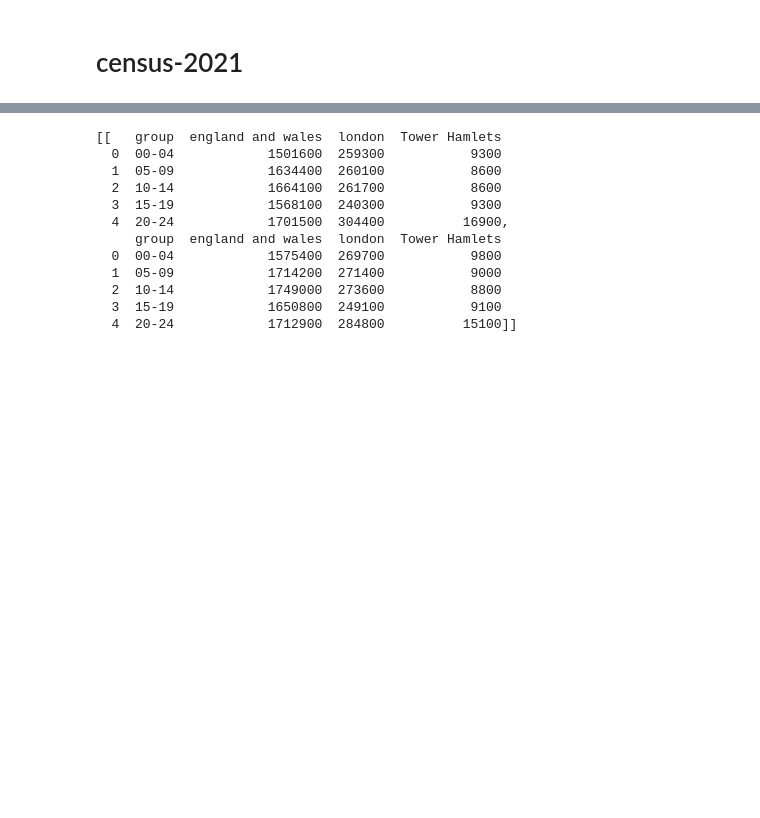
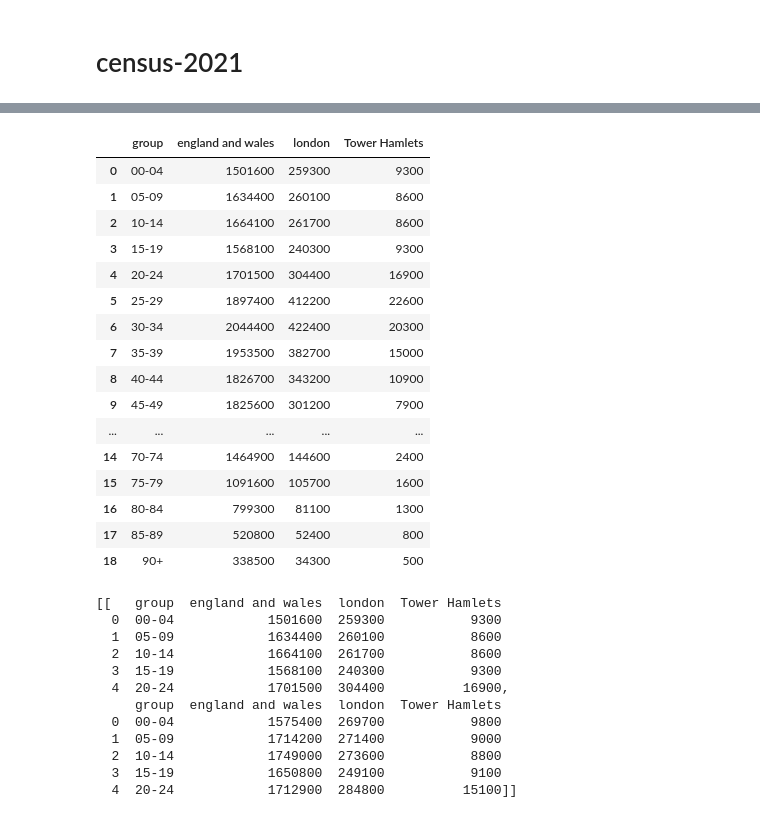
Before and after one commit to st-augustine/census-data, a Jupyter notebook: notebooks/1.0-uk-census-2021-eda.ipynb, the cells around one changed output, grey strips where cells are left out. Saved outputs shown, nothing was run; the diff lists cells and outputs as text; code cells hidden in the pictures; blank space fills up the shorter version.

```diff
--- a/notebooks/1.0-uk-census-2021-eda.ipynb
+++ b/notebooks/1.0-uk-census-2021-eda.ipynb
@@ -62,6 +57,26 @@ def reshape_gender_data(df):
 # %%
 P03_females = reshape_gender_data(P03[P03['Area name'].isin(['Tower Hamlets', 'England', 'London'])].filter(regex=r"Females.*"))
 P03_males = reshape_gender_data(P03[P03['Area name'].isin(['Tower Hamlets', 'England', 'London'])].filter(regex=r"Males.*"))
+# %%
+P03_females
+# %% [output]
+|  | group | england and wales | london | Tower Hamlets |
+| 0 | 00-04 | 1501600 | 259300 | 9300 |
+| 1 | 05-09 | 1634400 | 260100 | 8600 |
+| 2 | 10-14 | 1664100 | 261700 | 8600 |
+| 3 | 15-19 | 1568100 | 240300 | 9300 |
+| 4 | 20-24 | 1701500 | 304400 | 16900 |
+| 5 | 25-29 | 1897400 | 412200 | 22600 |
+| 6 | 30-34 | 2044400 | 422400 | 20300 |
+| 7 | 35-39 | 1953500 | 382700 | 15000 |
+| 8 | 40-44 | 1826700 | 343200 | 10900 |
+| 9 | 45-49 | 1825600 | 301200 | 7900 |
+| ... | ... | ... | ... | ... |
+| 14 | 70-74 | 1464900 | 144600 | 2400 |
+| 15 | 75-79 | 1091600 | 105700 | 1600 |
+| 16 | 80-84 | 799300 | 81100 | 1300 |
+| 17 | 85-89 | 520800 | 52400 | 800 |
+| 18 | 90+ | 338500 | 34300 | 500 |
 # %%
 [[P03_females.head(), P03_males.head()]]
 # %% [output]
```
Also changed, not shown: parts of 4 cells of this notebook.
